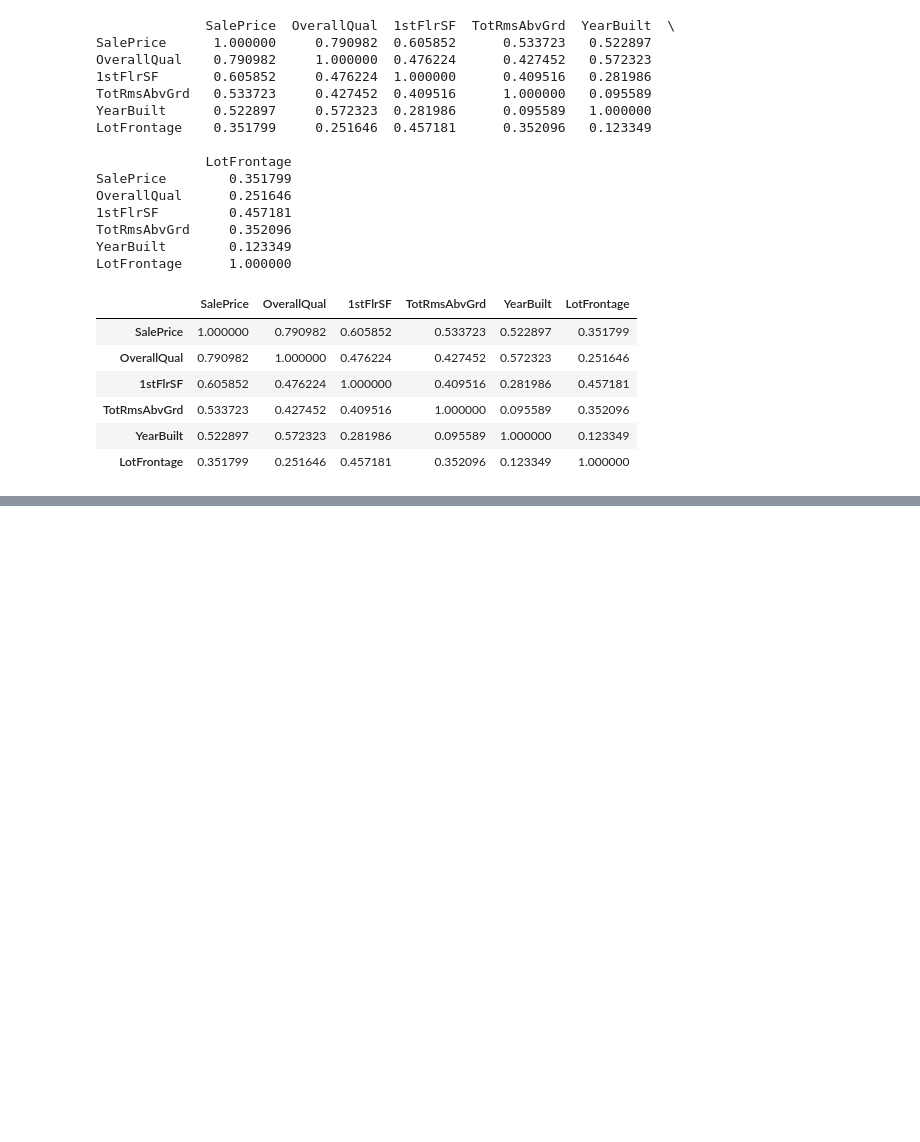
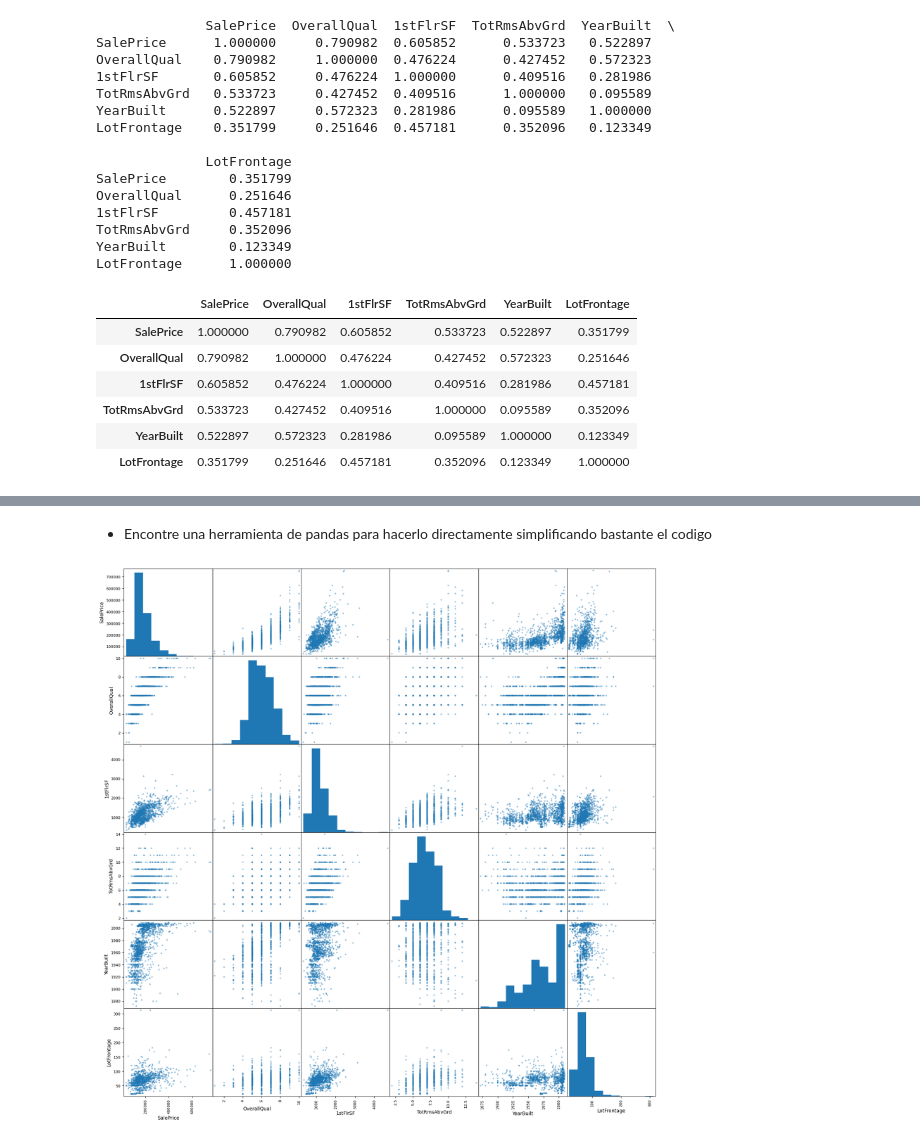
Before and after one commit to ronaldbailey/Proyecto-1---Regresi-n-con-Progra-, a Jupyter notebook: proyecto1.ipynb, the cells around one changed output, grey strips where cells are left out. Saved outputs shown, nothing was run; the diff lists cells and outputs as text; code cells hidden in the pictures; blank space fills up the shorter version.

```diff
--- a/proyecto1.ipynb
+++ b/proyecto1.ipynb
@@ -663,0 +718,12 @@ LotFrontage      1.000000
+# %% [markdown]
+* Encontre una herramienta de pandas para hacerlo directamente simplificando bastante el codigo
+# %%
+import pandas.plotting as pd_plot
+
+# Crear un gráfico de dispersión para todas las columnas contra todas las demás columnas
+pd_plot.scatter_matrix(data, figsize=(20, 20))
+
+# Mostrar el gráfico
+plt.show()
+# %% [output]
+[figure, added]
```
Also changed, not shown: parts of 5 cells of this notebook.
